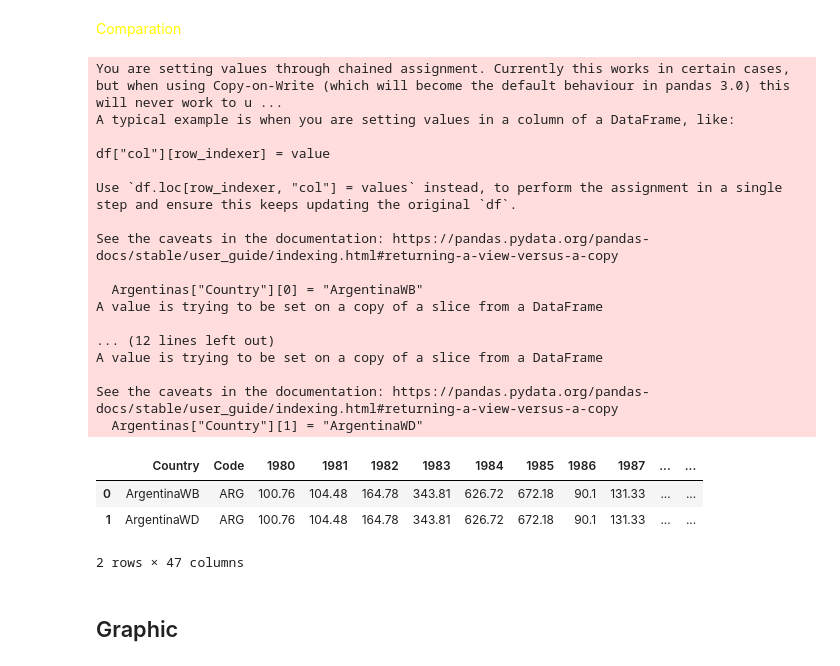
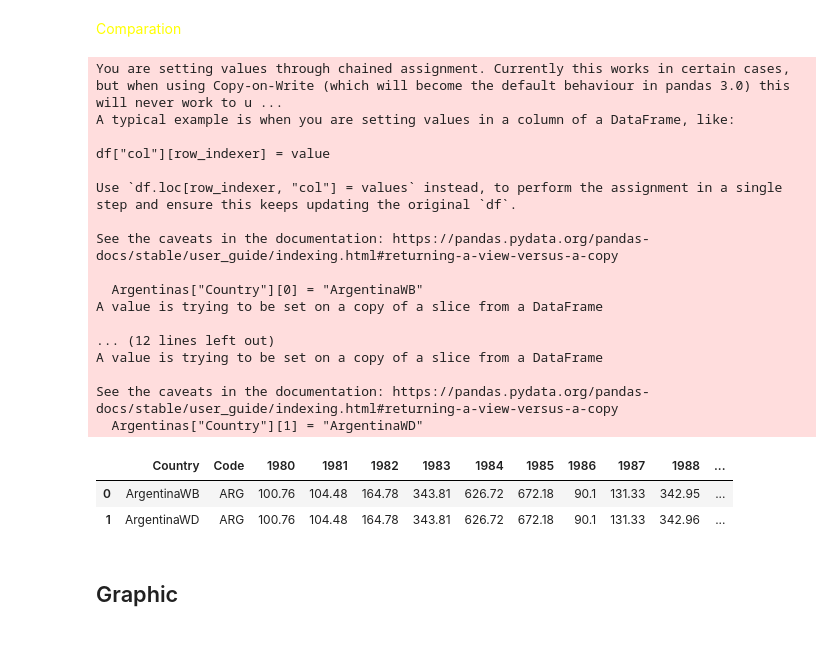
Before and after one commit to matublaq/Economic_status_countries, a Jupyter notebook: Argentina/info_extraction/inflation/main.ipynb, the cells around one changed output. Drawn from its saved outputs; the diff is of its cells as text; code cells hidden in the pictures.

Commit message:
None

```diff
--- a/Argentina/info_extraction/inflation/main.ipynb
+++ b/Argentina/info_extraction/inflation/main.ipynb
@@ -59,10 +18,0 @@ len(CPIa["Country"])
-# %%
-countryCount = {}
-for i in CPIa["Country"]:
-    if countryCount.get(i):
-        countryCount[i] += 1
-    else:
-        countryCount[i] = 1
-
-country_repeat = {k: v for k, v in countryCount.items() if(v>=2)}
-print(country_repeat)
@@ -132,12 +18,0 @@ CPIa.reset_index(inplace=True, drop=True)
-# %%
-nanPorcent = dict(sorted(nanPorcent.items(), key=lambda items: items[1], reverse=False))
-newOrder = [x for x in nanPorcent]
-aux_df = pd.DataFrame(columns=CPIa.columns)
-
-for i in newOrder:
-    rowSelected = CPIa[CPIa["Country"] == i]
-    aux_df = pd.concat([aux_df, rowSelected], ignore_index=True)
-
-aux_df = aux_df.round(2)
-CPIa =  aux_df
-CPIa
@@ -157,0 +23,18 @@ CPIa
+# %%
+import sqlite3
+
+conn = sqlite3.connect('../../../World/databases/inflation.db')
+cursor = conn.cursor()
+
+cursor.execute("SELECT year, inflation_rate FROM Inflation Where country_id = 4")
+Argentina_inflation = cursor.fetchall()
+
+conn.close()
+
+Argentina_inflation = pd.DataFrame(Argentina_inflation, columns=['year', 'inflation_rate'])
+Argentina_inflation = pd.DataFrame([Argentina_inflation['inflation_rate'].values], columns=Argentina_inflation['year'].astype(str))
+Argentina_inflation.insert(0, 'Country', 'Argentina')
+Argentina_inflation.insert(1, 'Code', 'ARG')
+Argentina_inflation.index.name = None
+Argentina_inflation.columns.name = None
+Argentina_inflation
@@ -242,7 +132,7 @@ for counted, year in zip(range(1980, 2022), argWD.iloc[:, 2:]):
 # %%
 newColumnName = '2015'
 newColumnData = (argWD.loc[:, '2014'].values[0] + argWD.loc[:, '2016'].values[0])/2 #New column will have a avarage between 2014 and 2016
-newColumnPosition = argWD.columns.get_loc('2014') + 1
+newColumnPosition = argWD.columns.get_loc('2014')
 
 print(newColumnName, newColumnData, newColumnPosition)
 # %% [output]
@@ -257,35 +146,34 @@ argWD
 # %% [markdown]
 <font style="font-size: 50px; color: yellow">Comparation</font>
 # %%
-argWB = CPIa[CPIa['Country'] == "Argentina"]
+argWB = Argentina_inflation[Argentina_inflation['Country'] == "Argentina"]
 argWB = argWB.iloc[:, :2].join(argWB.iloc[:, 12:])
 
 Argentinas = pd.concat([argWB, argWD], ignore_index=True)
 Argentinas["Country"][0] = "ArgentinaWB"
 Argentinas["Country"][1] = "ArgentinaWD"
 Argentinas
 # %% [output]
 You are setting values through chained assignment. Currently this works in certain cases, but when using Copy-on-Write (which will become the default behaviour in pandas 3.0) this will never work to u ...
 A typical example is when you are setting values in a column of a DataFrame, like:
 
 df["col"][row_indexer] = value
 
 Use `df.loc[row_indexer, "col"] = values` instead, to perform the assignment in a single step and ensure this keeps updating the original `df`.
 
 See the caveats in the documentation: https://pandas.pydata.org/pandas-docs/stable/user_guide/indexing.html#returning-a-view-versus-a-copy
 
   Argentinas["Country"][0] = "ArgentinaWB"
 A value is trying to be set on a copy of a slice from a DataFrame
 
 ... (12 lines left out)
 A value is trying to be set on a copy of a slice from a DataFrame
 
 See the caveats in the documentation: https://pandas.pydata.org/pandas-docs/stable/user_guide/indexing.html#returning-a-view-versus-a-copy
   Argentinas["Country"][1] = "ArgentinaWD"
-|  | Country | Code | 1980 | 1981 | 1982 | 1983 | 1984 | 1985 | 1986 | 1987 | ... | ... |
-| 0 | ArgentinaWB | ARG | 100.76 | 104.48 | 164.78 | 343.81 | 626.72 | 672.18 | 90.1 | 131.33 | ... | ... |
-| 1 | ArgentinaWD | ARG | 100.76 | 104.48 | 164.78 | 343.81 | 626.72 | 672.18 | 90.1 | 131.33 | ... | ... |
+|  | Country | Code | 1980 | 1981 | 1982 | 1983 | 1984 | 1985 | 1986 | 1987 | 1988 | ... |
+| 0 | ArgentinaWB | ARG | 100.76 | 104.48 | 164.78 | 343.81 | 626.72 | 672.18 | 90.1 | 131.33 | 342.95 | ... |
+| 1 | ArgentinaWD | ARG | 100.76 | 104.48 | 164.78 | 343.81 | 626.72 | 672.18 | 90.1 | 131.33 | 342.96 | ... |
-2 rows × 47 columns
 # %%
 #ArgentinasTransposed = Argentinas.set_index('Country').T
 #ArgentinasTransposed
```
Also changed, not shown: parts of 33 cells of this notebook, 7 other files.
